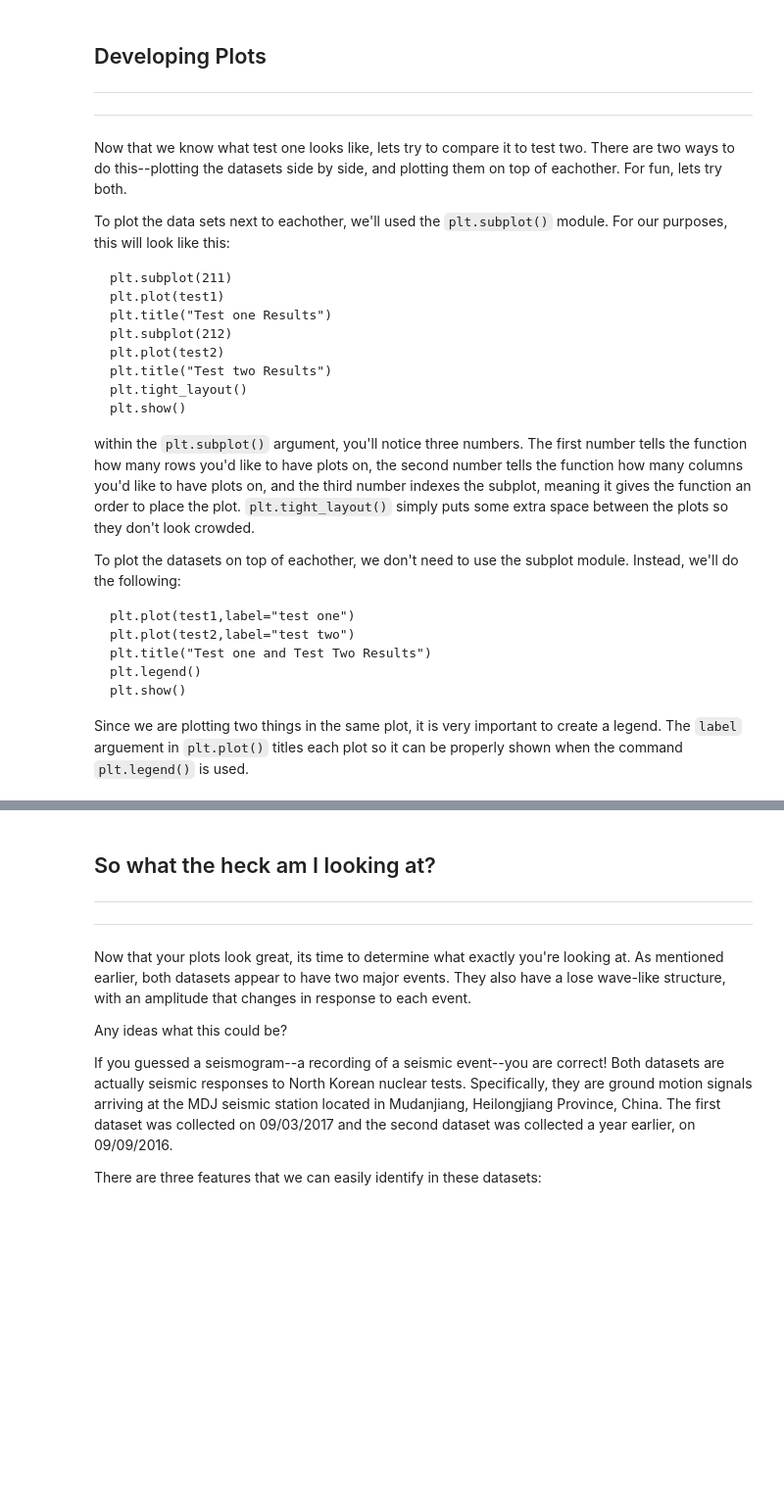
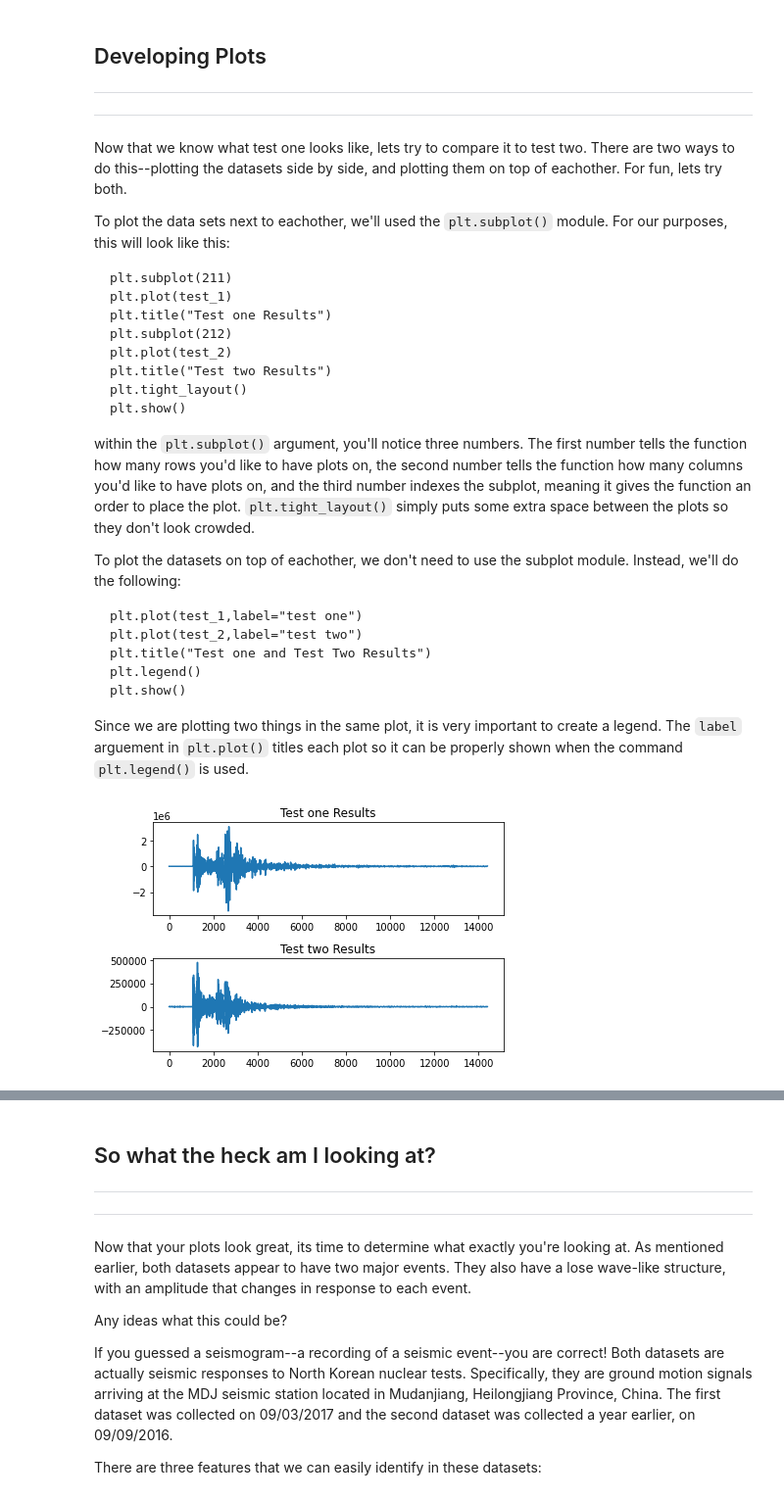
Before and after one commit to envgp/sample_jupyter_notebooks, a Jupyter notebook: Python_NumPy_and_1D_Plots.ipynb, the cells around one changed output, grey strips where cells are left out. Shown at 98% size. Cells and saved outputs as stored; diff of their text form; code cells hidden in the pictures; blank space fills up the shorter version.

````diff
--- a/Python_NumPy_and_1D_Plots.ipynb
+++ b/Python_NumPy_and_1D_Plots.ipynb
@@ -71,10 +109,10 @@ Now that we know what test one looks like, lets try to compare it to test two. T
 To plot the data sets next to eachother, we'll used the `plt.subplot()` module. For our purposes, this will look like this:
 ```
 plt.subplot(211)
-plt.plot(test1)
+plt.plot(test_1)
 plt.title("Test one Results")
 plt.subplot(212)
-plt.plot(test2)
+plt.plot(test_2)
 plt.title("Test two Results")
 plt.tight_layout()
 plt.show()
@@ -85,8 +123,8 @@ within the `plt.subplot()` argument, you'll notice three numbers. The first numb
 
 To plot the datasets on top of eachother, we don't need to use the subplot module. Instead, we'll do the following:
 ```
-plt.plot(test1,label="test one")
-plt.plot(test2,label="test two")
+plt.plot(test_1,label="test one")
+plt.plot(test_2,label="test two")
 plt.title("Test one and Test Two Results")
 plt.legend()
 plt.show()
@@ -98,0 +133,12 @@ Since we are plotting two things in the same plot, it is very important to creat
+# %%
+## insert your code here
+plt.subplot(211)
+plt.plot(test_1)
+plt.title("Test one Results")
+plt.subplot(212)
+plt.plot(test_2)
+plt.title("Test two Results")
+plt.tight_layout()
+plt.show()
+# %% [output]
+[figure, added]
````
Also changed, not shown: parts of 44 cells of this notebook.
